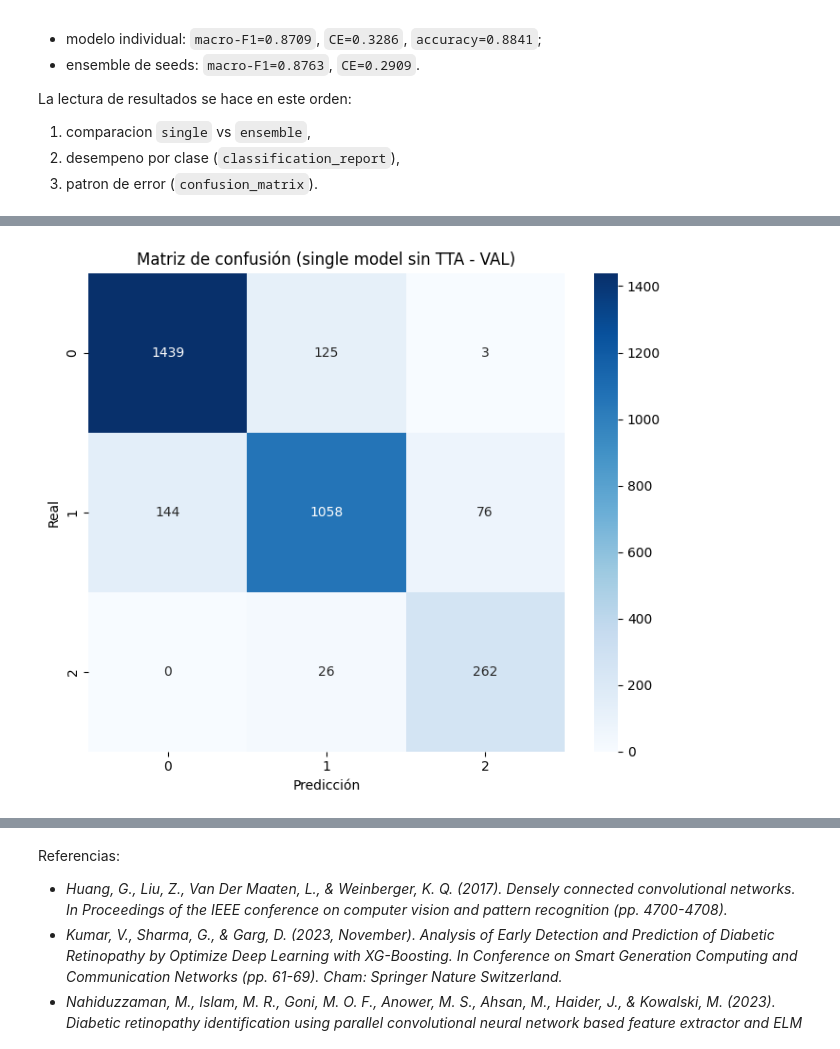
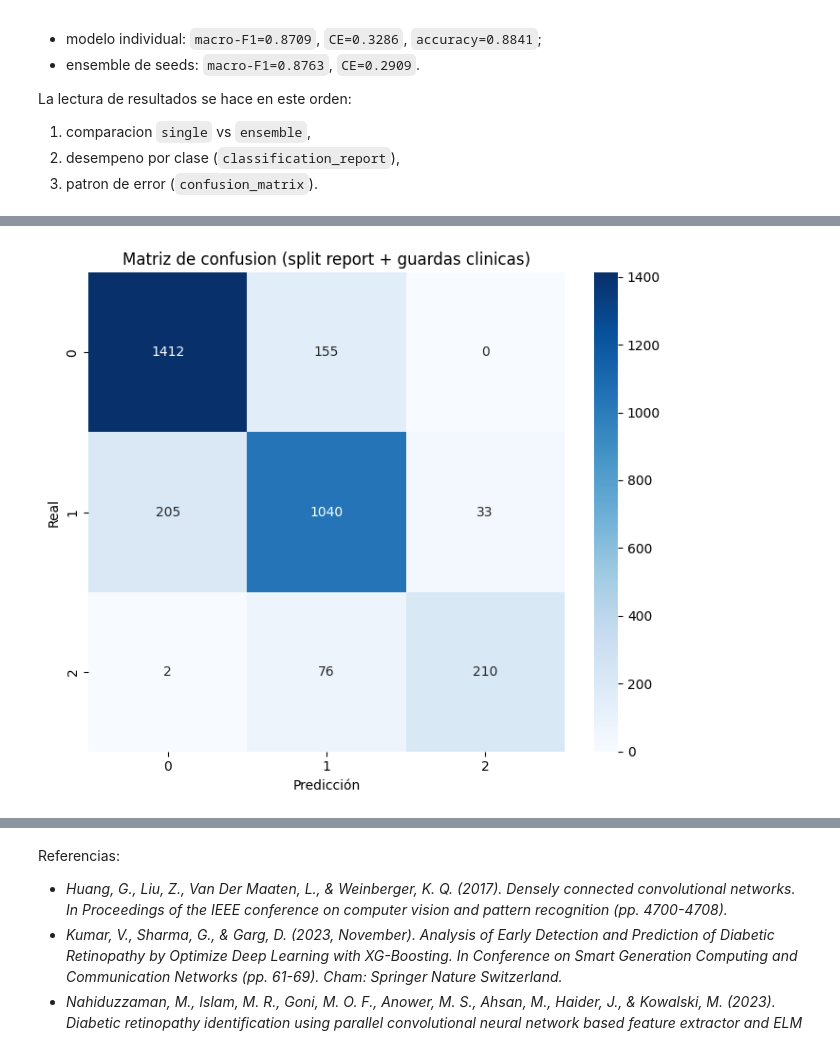
Before and after one commit to magdaleno88/Sam_Oct_IA, a Jupyter notebook: notebooks/Avance4_Equipo21_ConvNeXt-Tiny.ipynb, the cells around one changed output, grey strips where cells are left out. Cells and saved outputs as stored; diff of their text form; code cells hidden in the pictures.

```diff
--- a/notebooks/Avance4_Equipo21_ConvNeXt-Tiny.ipynb
+++ b/notebooks/Avance4_Equipo21_ConvNeXt-Tiny.ipynb
@@ -1060,7 +1080,7 @@ IMAGE_SIZE = 320
 BATCH_SIZE = 16
 HIST_BINS = 16
 AUGMENTATION_MODES = [0, 1, 2, 3, 4, 5, 6, 7]
-SAMPLER_WEIGHT_EXPONENT = 0.55
+SAMPLER_WEIGHT_EXPONENT = 0.50
 
 majority_class_baseline = int(class_counts_baseline.idxmax())
 
@@ -1385,6 +1420,21 @@ def build_model_and_optimizer(seed: int) -> tuple[nn.Module, torch.optim.Optimiz
     return model, optimizer
 
 
+def critical_fn_rate(y_true: np.ndarray, y_pred: np.ndarray, true_cls: int, pred_cls: int) -> float:
+    y_true = np.asarray(y_true).astype(int)
+    y_pred = np.asarray(y_pred).astype(int)
+    mask = (y_true == int(true_cls))
+    n = int(mask.sum())
+    if n == 0:
+        return 0.0
+    return float(np.mean(y_pred[mask] == int(pred_cls)))
+
+
+def clinical_safety_score(val_critical_fn: float, val_recall: float, val_f1: float) -> float:
+    # Maximizar score equivale a bajar FN crítico y mantener desempeño global.
+    return (1.0 - float(val_critical_fn)) * 0.65 + float(val_recall) * 0.20 + float(val_f1) * 0.15
+
+
 def train_one_run(seed: int, loss_cfg: dict, epochs: int) -> dict:
     model, optimizer = build_model_and_optimizer(seed)
     criterion, counts, class_w = build_criterion(
@@ -1397,6 +1447,7 @@ def train_one_run(seed: int, loss_cfg: dict, epochs: int) -> dict:
     best_state = None
     best_val_f1 = -1.0
     best_val_recall = -1.0
+    best_val_critical_fn = 1.0
     best_selection_value = -1.0
     patience_counter = 0
     scheduler = torch.optim.lr_scheduler.CosineAnnealingLR(
@@ -1431,7 +1482,23 @@ def train_one_run(seed: int, loss_cfg: dict, epochs: int) -> dict:
         y_val_true, y_val_pred_epoch, val_ce = evaluate_model(model, val_loader, TRAIN_DEVICE)
         val_f1_epoch = float(f1_score(y_val_true, y_val_pred_epoch, average="macro", zero_division=0))
         val_recall_epoch = float(recall_score(y_val_true, y_val_pred_epoch, average="macro", zero_division=0))
-        selection_value = val_recall_epoch if SELECTION_METRIC == "recall_macro" else val_f1_epoch
+        val_critical_fn_epoch = critical_fn_rate(
+            y_val_true,
+            y_val_pred_epoch,
+            true_cls=CRITICAL_TRUE_CLASS,
+            pred_cls=CRITICAL_PRED_CLASS,
+        )
+
+        if SELECTION_METRIC == "clinical_safety":
+            selection_value = clinical_safety_score(
+                val_critical_fn=val_critical_fn_epoch,
+                val_recall=val_recall_epoch,
+                val_f1=val_f1_epoch,
+            )
+        elif SELECTION_METRIC == "recall_macro":
+            selection_value = val_recall_epoch
+        else:
+            selection_value = val_f1_epoch
 
         history_local.append({
             "seed": int(seed),
@@ -1441,6 +1508,7 @@ def train_one_run(seed: int, loss_cfg: dict, epochs: int) -> dict:
             "val_ce": float(val_ce),
             "val_f1_macro": float(val_f1_epoch),
             "val_recall_macro": float(val_recall_epoch),
+            "val_critical_fn_rate": float(val_critical_fn_epoch),
             "selection_metric": str(SELECTION_METRIC),
             "selection_value": float(selection_value),
         })
@@ -1449,6 +1517,7 @@ def train_one_run(seed: int, loss_cfg: dict, epochs: int) -> dict:
             best_selection_value = selection_value
             best_val_f1 = val_f1_epoch
             best_val_recall = val_recall_epoch
+            best_val_critical_fn = val_critical_fn_epoch
             best_state = {k: v.detach().cpu().clone() for k, v in model.state_dict().items()}
             patience_counter = 0
         else:
@@ -1458,7 +1527,7 @@ def train_one_run(seed: int, loss_cfg: dict, epochs: int) -> dict:
         head_lr_now = float(optimizer.param_groups[0]["lr"])
         print(
             f"Seed {seed} | {loss_cfg['name']} | Epoch {epoch:02d} | "
-            f"train_loss={train_loss:.4f} | val_ce={val_ce:.4f} | val_f1_macro={val_f1_epoch:.4f} | val_recall_macro={val_recall_epoch:.4f} | monitor={selection_value:.4f} | head_lr={head_lr_now:.2e}"
+            f"train_loss={train_loss:.4f} | val_ce={val_ce:.4f} | val_f1_macro={val_f1_epoch:.4f} | val_recall_macro={val_recall_epoch:.4f} | val_critical_fn={val_critical_fn_epoch:.4f} | monitor={selection_value:.4f} | head_lr={head_lr_now:.2e}"
         )
 
         if patience_counter >= int(EARLY_STOPPING_PATIENCE):
@@ -1479,6 +1548,7 @@ def train_one_run(seed: int, loss_cfg: dict, epochs: int) -> dict:
         "model": model,
         "best_val_f1": float(best_val_f1),
         "best_val_recall": float(best_val_recall),
+        "best_val_critical_fn_rate": float(best_val_critical_fn),
         "best_selection_value": float(best_selection_value),
         "history": history_local,
         "class_counts": counts,
@@ -1894,22 +2241,22 @@ Train CE (referencia): 0.1364
 # %%
-# 6) Confusion matrix (single model sin TTA on VAL).
+# 6) Confusion matrix (split report con guardas clinicas).
 labels_sorted = sorted(int(x) for x in np.unique(y_val))
 cm = confusion_matrix(y_val, y_pred, labels=labels_sorted)
 
 plt.figure(figsize=(7, 6))
 sns.heatmap(
     cm,
     annot=True,
     fmt="d",
     cmap="Blues",
     xticklabels=labels_sorted,
     yticklabels=labels_sorted,
 )
-plt.title("Matriz de confusión (single model sin TTA - VAL)")
+plt.title("Matriz de confusion (split report + guardas clinicas)")
 plt.xlabel("Predicción")
 plt.ylabel("Real")
 plt.tight_layout()
 plt.show()
 # %% [output]
-[figure, old version]
+[figure, new version]
 # %% [markdown]
```
Also changed, not shown: parts of 17 cells of this notebook.
